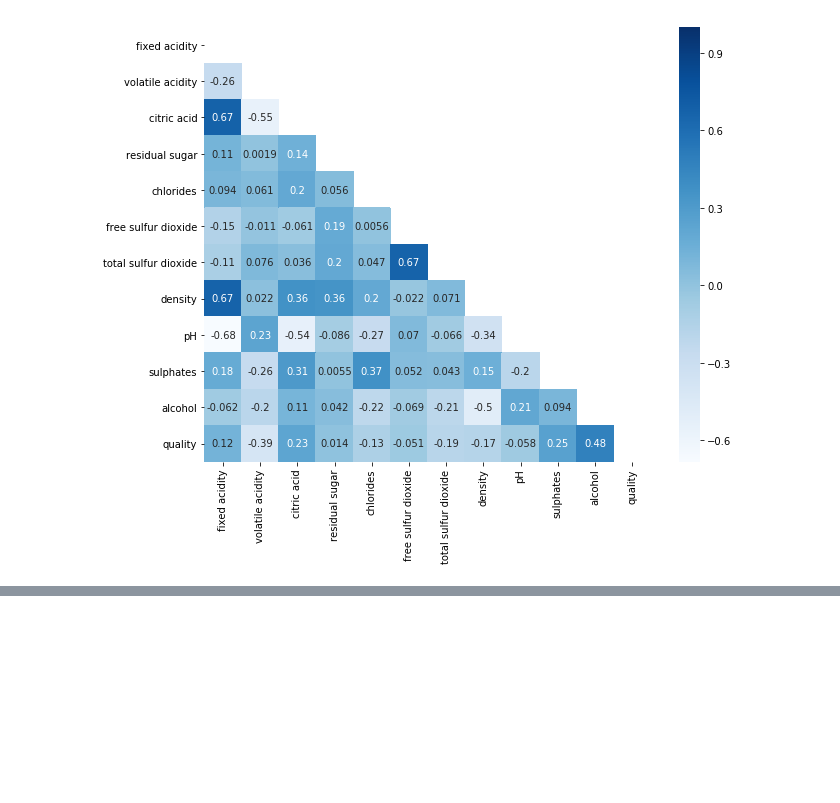
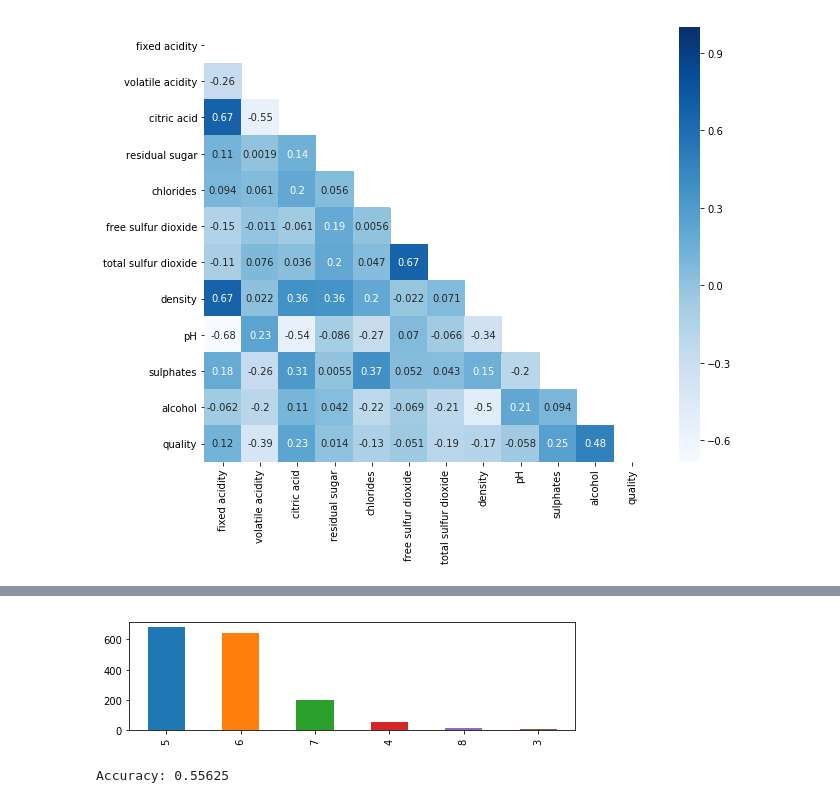
Before and after one commit to alejandroperela/datamad0119, a Jupyter notebook: module-3/supervised-learning-project/your-code/Main.ipynb, the cells around one changed output, grey strips where cells are left out. Cells and saved outputs as stored; diff of their text form; code cells hidden in the pictures; blank space fills up the shorter version.

Commit message:
probando con wines

```diff
--- a/module-3/supervised-learning-project/your-code/Main.ipynb
+++ b/module-3/supervised-learning-project/your-code/Main.ipynb
@@ -45,0 +91,5 @@ ax = sns.heatmap(wines.corr(), mask=mask, annot=True, cmap="Blues")
+# %%
+fig, ax = plt.subplots(figsize=(8,2))
+ax = wines['quality'].value_counts().plot.bar()
+# %% [output]
+[figure, added]
@@ -45,0 +108,5 @@ ax = sns.heatmap(wines.corr(), mask=mask, annot=True, cmap="Blues")
+# %%
+from sklearn import metrics
+print("Accuracy:",metrics.accuracy_score(y_test, y_pred))
+# %% [output]
+Accuracy: 0.55625
```
Also changed, not shown: parts of 13 cells of this notebook.
